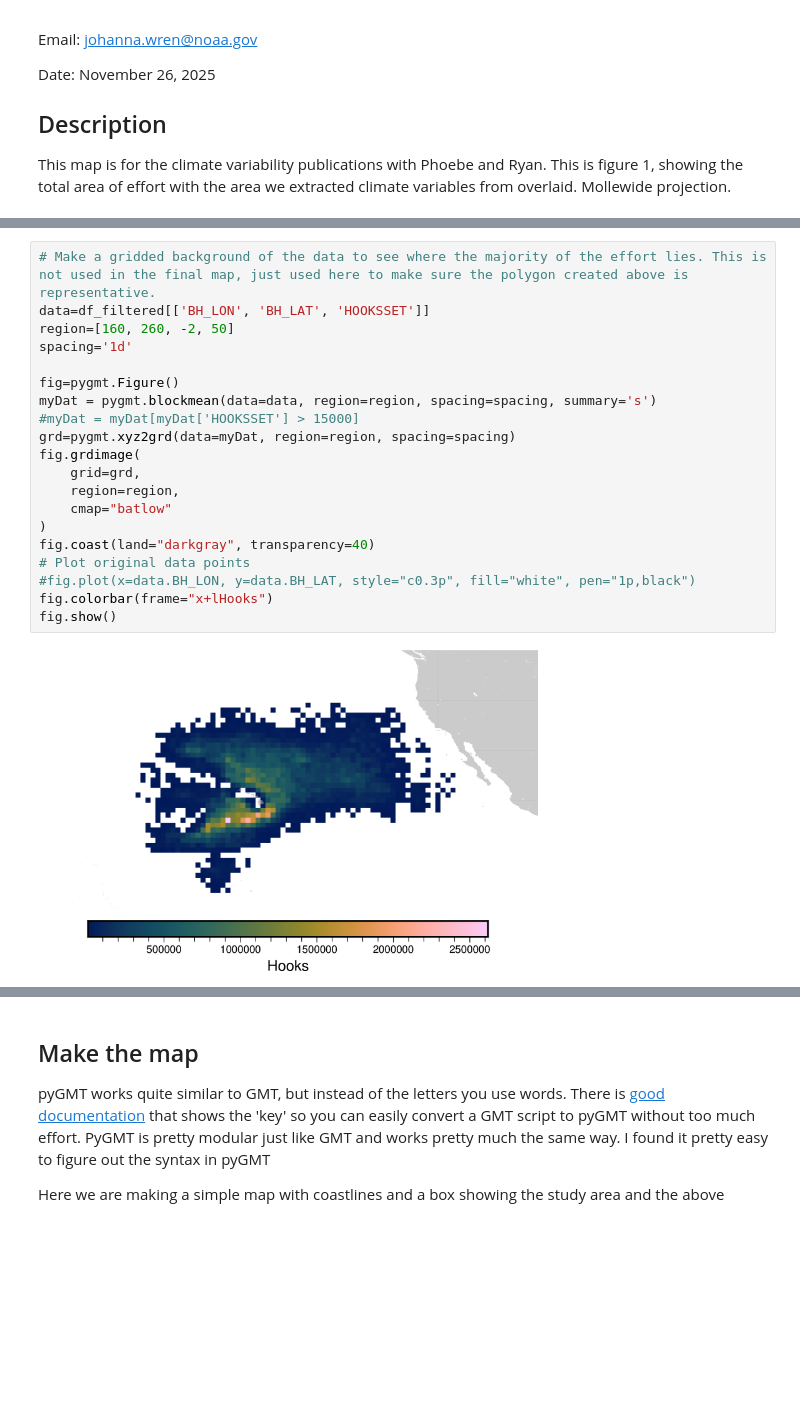
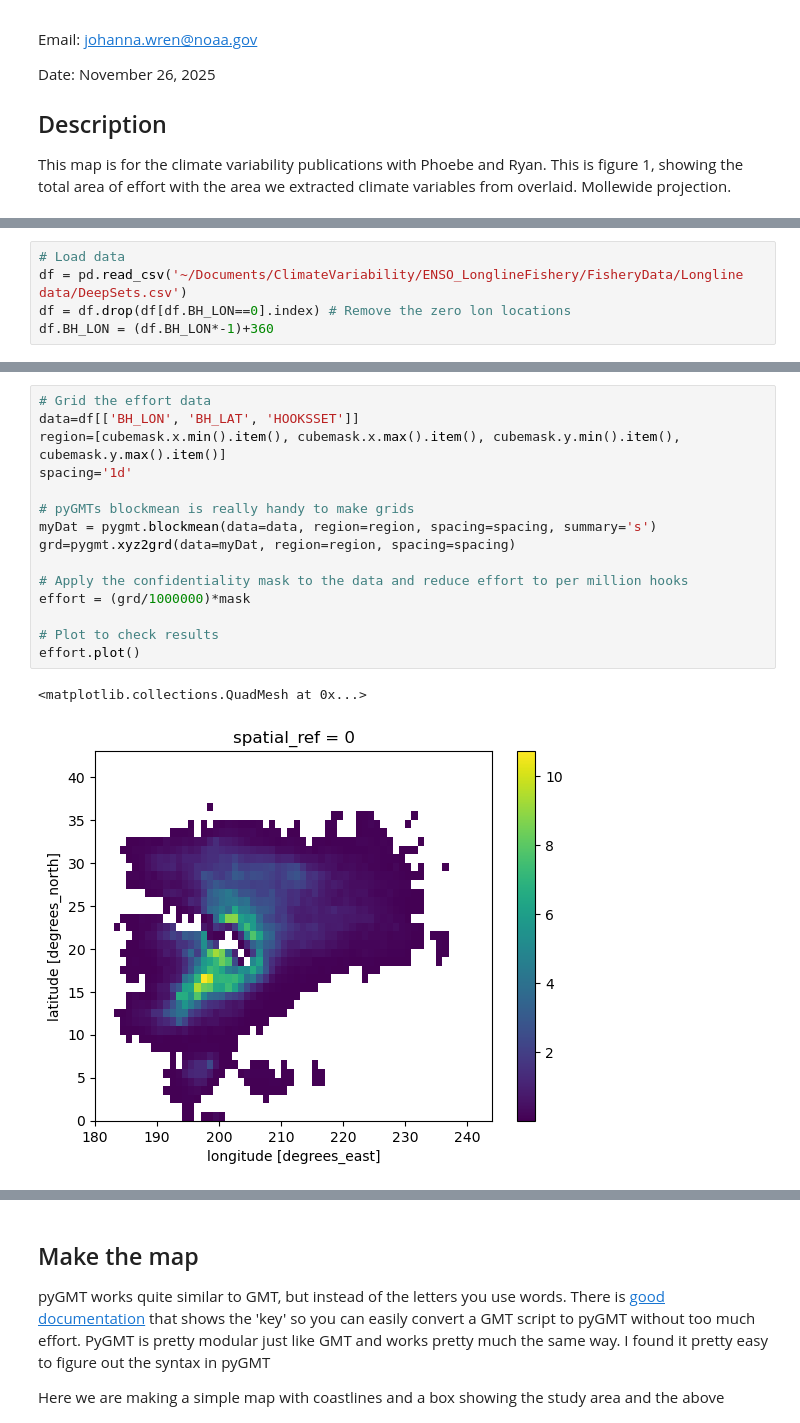
Before and after one commit to noaa-pifsc/PRP-ENSO-LonglineFishery, a Jupyter notebook: ENSO_EffortAreaMap.ipynb, the cells around one changed output, grey strips where cells are left out. Cells and saved outputs as stored; diff of their text form; blank space fills up the shorter version.

Commit message:
script now makes the confidentiality mask instead of relying on one  made in R

```diff
--- a/ENSO_EffortAreaMap.ipynb
+++ b/ENSO_EffortAreaMap.ipynb
@@ -66,0 +32,5 @@ smoothed.plot()
+# %%
+# Load data
+df = pd.read_csv('~/Documents/ClimateVariability/ENSO_LonglineFishery/FisheryData/Longline data/DeepSets.csv')
+df = df.drop(df[df.BH_LON==0].index) # Remove the zero lon locations
+df.BH_LON = (df.BH_LON*-1)+360
@@ -67,22 +81,18 @@ smoothed.plot()
 # %%
-# Make a gridded background of the data to see where the majority of the effort lies. This is not used in the final map, just used here to make sure the polygon created above is representative.
-data=df_filtered[['BH_LON', 'BH_LAT', 'HOOKSSET']]
-region=[160, 260, -2, 50]
+# Grid the effort data
+data=df[['BH_LON', 'BH_LAT', 'HOOKSSET']]
+region=[cubemask.x.min().item(), cubemask.x.max().item(), cubemask.y.min().item(), cubemask.y.max().item()]
 spacing='1d'
 
-fig=pygmt.Figure()
+# pyGMTs blockmean is really handy to make grids
 myDat = pygmt.blockmean(data=data, region=region, spacing=spacing, summary='s')
-#myDat = myDat[myDat['HOOKSSET'] > 15000]
 grd=pygmt.xyz2grd(data=myDat, region=region, spacing=spacing)
-fig.grdimage(
-    grid=grd,
-    region=region,
-    cmap="batlow"
-)
-fig.coast(land="darkgray", transparency=40)
-# Plot original data points
-#fig.plot(x=data.BH_LON, y=data.BH_LAT, style="c0.3p", fill="white", pen="1p,black")
-fig.colorbar(frame="x+lHooks")
-fig.show()
+
+# Apply the confidentiality mask to the data and reduce effort to per million hooks
+effort = (grd/1000000)*mask
+
+# Plot to check results
+effort.plot()
 # %% [output]
+<matplotlib.collections.QuadMesh at 0x...>
-[figure, old version]
+[figure, new version]
```
Also changed, not shown: parts of 9 cells of this notebook.
